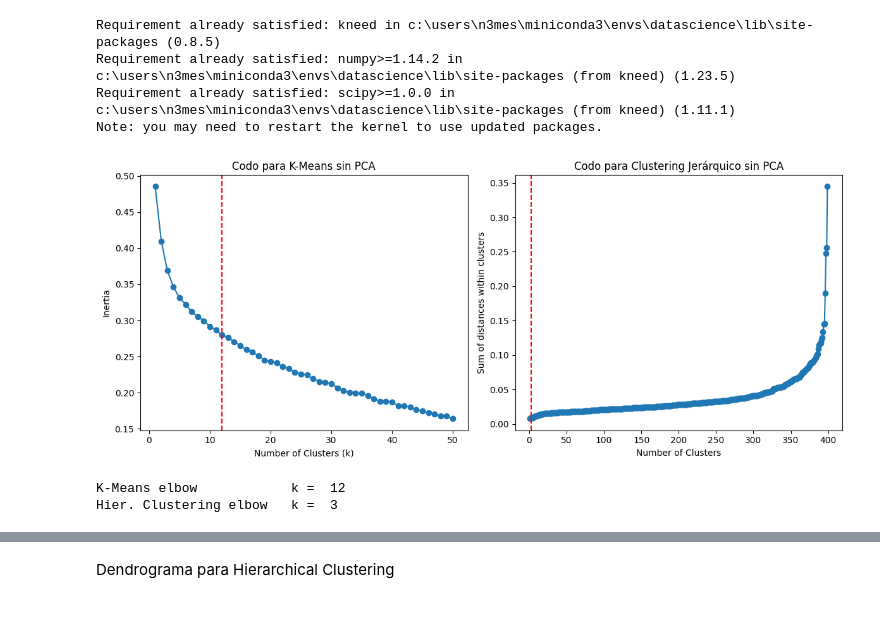
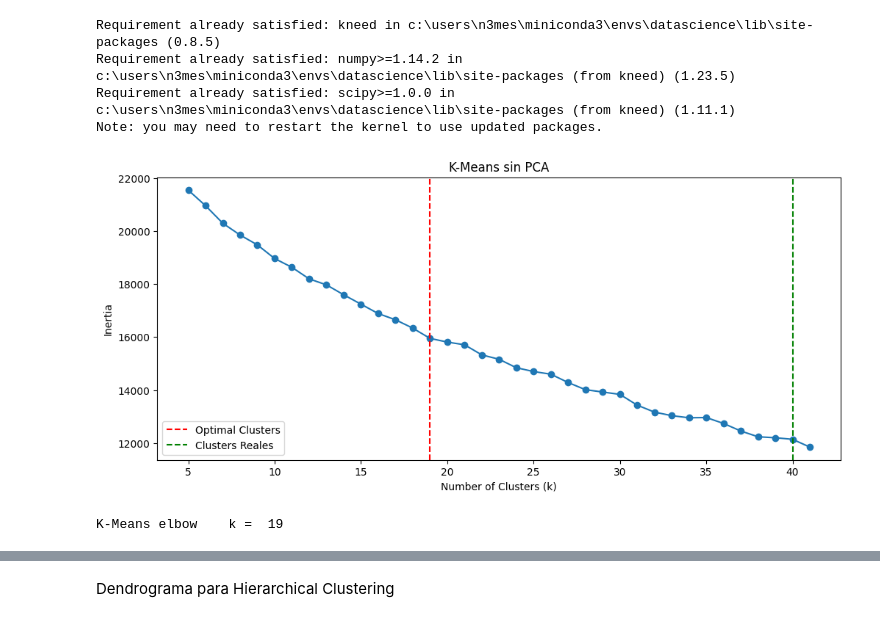
Before and after one commit to ElKroko/tarea-IA, a Jupyter notebook: 3. Olivetti Faces.ipynb, the cells around one changed output, grey strips where cells are left out. Cells and saved outputs as stored; diff of their text form; code cells hidden in the pictures.

Commit message:
HierCLas mejorado

```diff
--- a/3. Olivetti Faces.ipynb
+++ b/3. Olivetti Faces.ipynb
@@ -11,5 +11,5 @@ import matplotlib.pyplot as plt
 import seaborn as sns
 # %%
 from sklearn.datasets import fetch_olivetti_faces
-data, targets = fetch_olivetti_faces(return_X_y=True)
+data_scaled, targets = fetch_olivetti_faces(return_X_y=True)
 # %%
@@ -59,21 +59,17 @@ Requirement already satisfied: scipy>=1.0.0 in c:\users\n3mes\miniconda3\envs\da
 Note: you may need to restart the kernel to use updated packages.
 # %%
 from sklearn.cluster import KMeans
-from scipy.cluster.hierarchy import dendrogram, linkage
 from kneed import KneeLocator
-
-# Convert the data to float and scale it to [0, 1] range (important for image data)
-data_scaled = data.astype('float32') / 255.0
 
 # Elbow method para K-Means
 inertia_values_no_pca = []
-max_clusters = 50  # Maximum number of clusters to try
+max_clusters = 41  # Maximum number of clusters to try
 
 # K-Means sin PCA
 inertia_values_no_pca = []
-for k in range(1, max_clusters + 1):
+for k in range(5, max_clusters + 1):
     kmeans = KMeans(n_clusters=k, random_state=42)
     kmeans.fit(data_scaled)
     inertia_values_no_pca.append(kmeans.inertia_)
 
-KL_KMeans_no_pca = KneeLocator(range(1,max_clusters + 1), inertia_values_no_pca, curve='convex', direction='decreasing')
+KL_KMeans_no_pca = KneeLocator(range(5,max_clusters + 1), inertia_values_no_pca, curve='convex', direction='decreasing')
@@ -91,26 +76,16 @@ optimal_clusters_no_pca = kneedle_no_pca.elbow
 # %%
 # Plotting the Elbow graphs for both algorithms (without PCA)
 plt.figure(figsize=(12, 5))
-plt.subplot(1, 2, 1)
-plt.plot(range(1, max_clusters + 1), inertia_values_no_pca, marker='o')
+plt.plot(range(5, max_clusters + 1), inertia_values_no_pca, marker='o')
 plt.axvline(x=KL_KMeans_no_pca.elbow, color='red', linestyle='--', label='Optimal Clusters')
+plt.axvline(x=40, color='green', linestyle='--', label='Clusters Reales')
 plt.xlabel('Number of Clusters (k)')
 plt.ylabel('Inertia')
-plt.title('Codo para K-Means sin PCA')
-
-plt.subplot(1, 2, 2)
-plt.plot(range(1, len(distances_no_pca) + 1), distances_no_pca, marker='o')
-plt.axvline(x=optimal_clusters_no_pca, color='red', linestyle='--', label='Optimal Clusters')
-plt.xlabel('Number of Clusters')
-plt.ylabel('Sum of distances within clusters')
-plt.title('Codo para Clustering Jerárquico sin PCA')
-
-plt.tight_layout()
+plt.title('K-Means sin PCA')
+plt.legend()
 plt.show()
 
-print("K-Means elbow \t\t k = ", KL_KMeans_no_pca.elbow)
-print("Hier. Clustering elbow \t k = ", optimal_clusters_no_pca)
+print("K-Means elbow \t k = ", KL_KMeans_no_pca.elbow)
 # %% [output]
-[figure, old version]
+[figure, new version]
-K-Means elbow            k =  12
-Hier. Clustering elbow   k =  3
+K-Means elbow    k =  19
```
Also changed, not shown: parts of 12 cells of this notebook.
